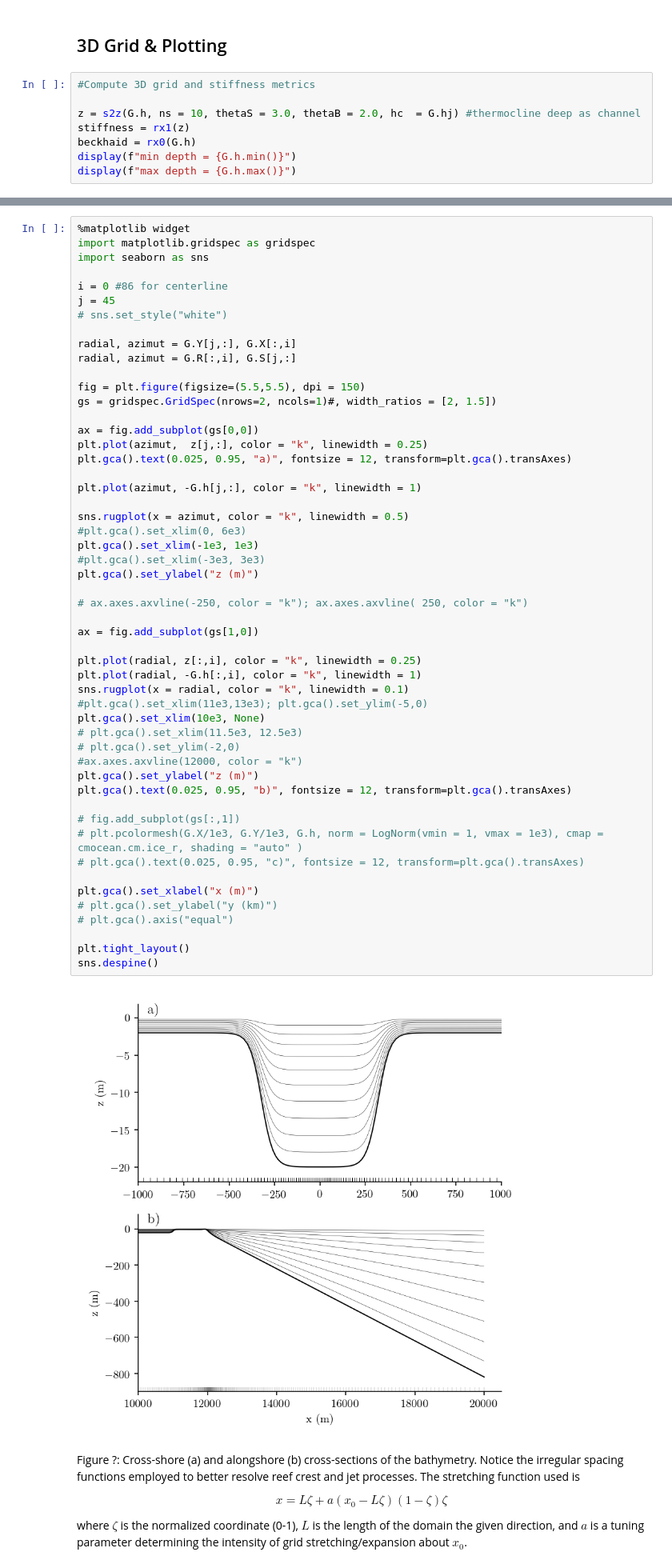
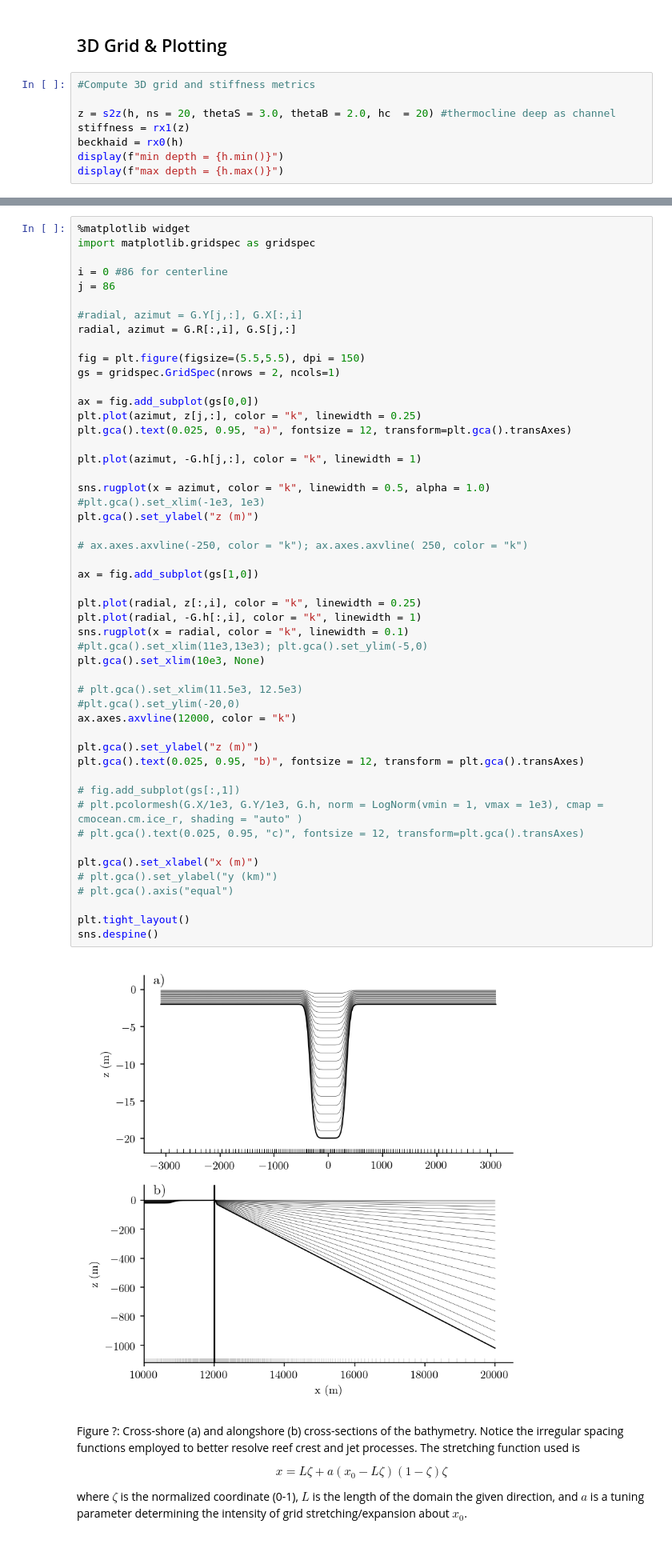
Before and after one commit to wingtorres/annulus, a Jupyter notebook: grid/ann_grid_analytic.ipynb, the cells around one changed output, grey strips where cells are left out. Shown at 80% size. Saved outputs shown, nothing was run; the diff lists cells and outputs as text.

```diff
--- a/grid/ann_grid_analytic.ipynb
+++ b/grid/ann_grid_analytic.ipynb
@@ -261,9 +267,9 @@ display(f"max d_s = { abs(np.diff(G.S, axis = 1)).max() }")
 # %%
 #Compute 3D grid and stiffness metrics
 
-z = s2z(G.h, ns = 10, thetaS = 3.0, thetaB = 2.0, hc  = G.hj) #thermocline deep as channel
+z = s2z(h, ns = 20, thetaS = 3.0, thetaB = 2.0, hc  = 20) #thermocline deep as channel
 stiffness = rx1(z)
-beckhaid = rx0(G.h)
-display(f"min depth = {G.h.min()}")
-display(f"max depth = {G.h.max()}")
+beckhaid = rx0(h)
+display(f"min depth = {h.min()}")
+display(f"max depth = {h.max()}")
 # %% [output]
@@ -274,57 +280,55 @@ Maximum rx0-value = 0.31193301892454095
 # %%
 %matplotlib widget
 import matplotlib.gridspec as gridspec
-import seaborn as sns
 
 i = 0 #86 for centerline
-j = 45
-# sns.set_style("white")
+j = 86
 
-radial, azimut = G.Y[j,:], G.X[:,i]
+#radial, azimut = G.Y[j,:], G.X[:,i]
 radial, azimut = G.R[:,i], G.S[j,:]
 
 fig = plt.figure(figsize=(5.5,5.5), dpi = 150)
-gs = gridspec.GridSpec(nrows=2, ncols=1)#, width_ratios = [2, 1.5])
+gs = gridspec.GridSpec(nrows = 2, ncols=1)
 
 ax = fig.add_subplot(gs[0,0])
-plt.plot(azimut,  z[j,:], color = "k", linewidth = 0.25)
+plt.plot(azimut, z[j,:], color = "k", linewidth = 0.25)
 plt.gca().text(0.025, 0.95, "a)", fontsize = 12, transform=plt.gca().transAxes)
 
 plt.plot(azimut, -G.h[j,:], color = "k", linewidth = 1)
 
-sns.rugplot(x = azimut, color = "k", linewidth = 0.5)
-#plt.gca().set_xlim(0, 6e3)
-plt.gca().set_xlim(-1e3, 1e3)
-#plt.gca().set_xlim(-3e3, 3e3)
+sns.rugplot(x = azimut, color = "k", linewidth = 0.5, alpha = 1.0)
+#plt.gca().set_xlim(-1e3, 1e3)
 plt.gca().set_ylabel("z (m)")
 
 # ax.axes.axvline(-250, color = "k"); ax.axes.axvline( 250, color = "k")
 
 ax = fig.add_subplot(gs[1,0])
 
 plt.plot(radial, z[:,i], color = "k", linewidth = 0.25)
 plt.plot(radial, -G.h[:,i], color = "k", linewidth = 1)
 sns.rugplot(x = radial, color = "k", linewidth = 0.1)
 #plt.gca().set_xlim(11e3,13e3); plt.gca().set_ylim(-5,0)
 plt.gca().set_xlim(10e3, None)
+
 # plt.gca().set_xlim(11.5e3, 12.5e3)
-# plt.gca().set_ylim(-2,0)
-#ax.axes.axvline(12000, color = "k")
+#plt.gca().set_ylim(-20,0)
+ax.axes.axvline(12000, color = "k")
+
 plt.gca().set_ylabel("z (m)")
-plt.gca().text(0.025, 0.95, "b)", fontsize = 12, transform=plt.gca().transAxes)
+plt.gca().text(0.025, 0.95, "b)", fontsize = 12, transform = plt.gca().transAxes)
 
 # fig.add_subplot(gs[:,1])
 # plt.pcolormesh(G.X/1e3, G.Y/1e3, G.h, norm = LogNorm(vmin = 1, vmax = 1e3), cmap = cmocean.cm.ice_r, shading = "auto" )
 # plt.gca().text(0.025, 0.95, "c)", fontsize = 12, transform=plt.gca().transAxes)
 
 plt.gca().set_xlabel("x (m)")
 # plt.gca().set_ylabel("y (km)")
 # plt.gca().axis("equal")
 
 plt.tight_layout()
 sns.despine()
 # %% [output]
-[figure, old version]
+[figure, new version]
 # %% [markdown]
 Figure ?: Cross-shore (a) and alongshore (b) cross-sections of the bathymetry. Notice the irregular spacing functions employed to better resolve reef crest and jet processes. The stretching function used is
 
```
Also changed, not shown: parts of 32 cells of this notebook, 1 other file.
